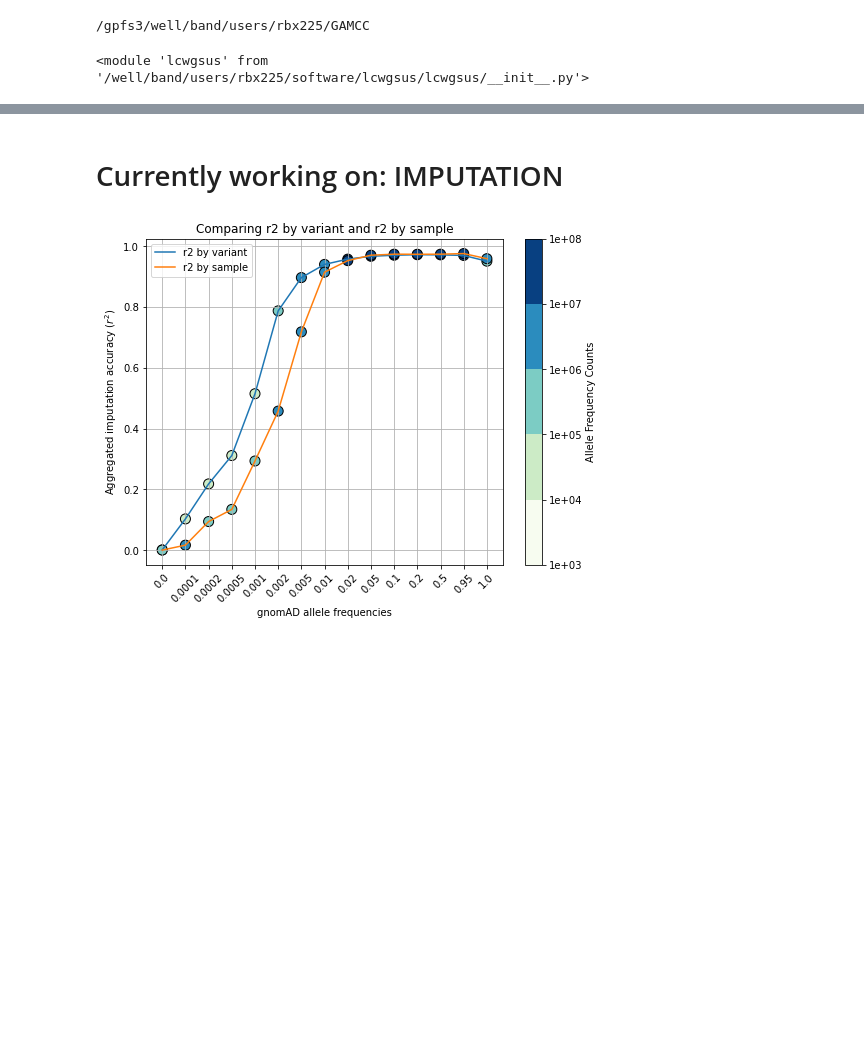
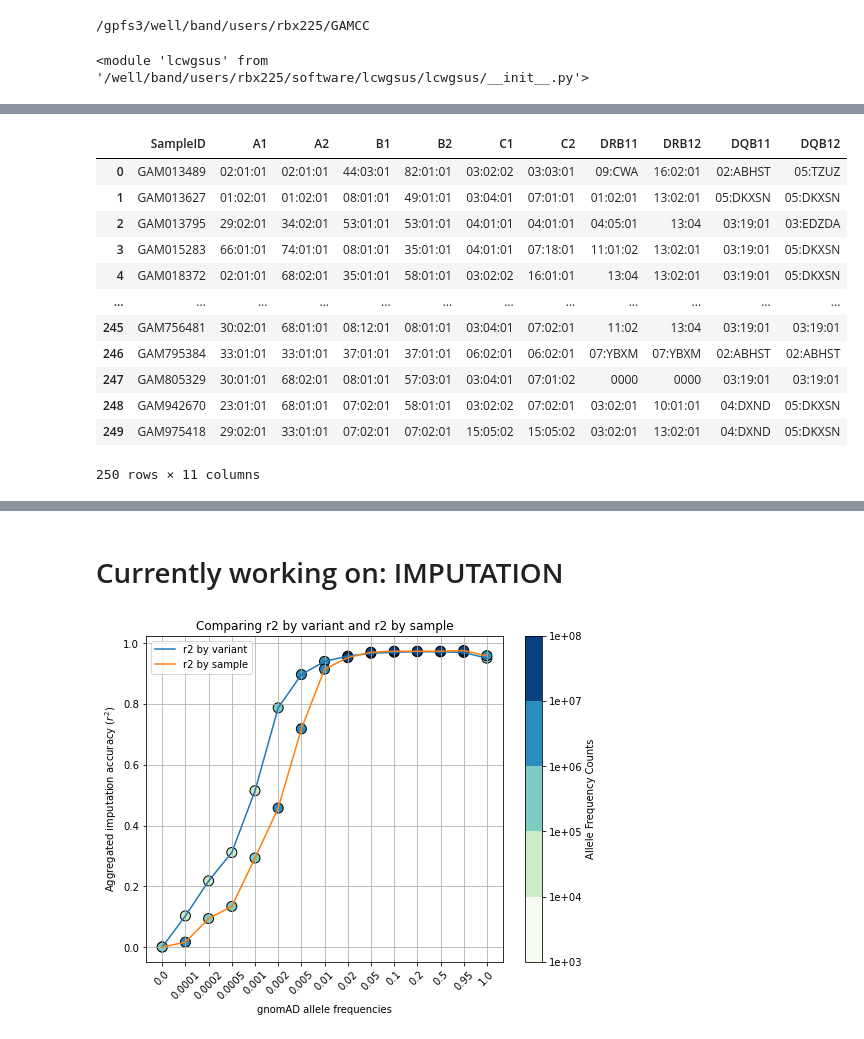
Before and after one commit to Suuuuuuuus/LCWGS_pipeline, a Jupyter notebook: scripts/lcwgs_tmp.ipynb, the cells around one changed output, grey strips where cells are left out. Saved outputs shown, nothing was run; the diff lists cells and outputs as text; code cells hidden in the pictures; blank space fills up the shorter version.

```diff
--- a/scripts/lcwgs_tmp.ipynb
+++ b/scripts/lcwgs_tmp.ipynb
@@ -45,0 +59,21 @@ importlib.reload(lcwgsus)
+# %%
+loci = ['A', 'B', 'C', 'DQB1', 'DRB1']
+
+hla = pd.read_csv('/well/band/users/rbx225/GAMCC/data/hla_direct_sequencing/HLA_direct_sequencing_all.csv')
+hla = hla[['SampleID', 'Locus', 'Included Alleles']]
+hla = hla[hla['Locus'].isin(loci)].reset_index(drop = True)
+
+hla = hla.apply(resolve_ambiguous_hla_type, axis = 1)
+
+for s in hla['SampleID'].unique():
+    tmps = hla[hla['SampleID'] == s]
+    for l in loci:
+        tmpl = tmps[tmps['Locus'] == l]
+        repeat = 2 - tmpl.shape[0]
+        if repeat == 2:
+            hla.loc[len(hla)] = [s, l, '-9']
+            hla.loc[len(hla)] = [s, l, '-9']
+        if repeat == 1:
+            hla.loc[len(hla)] = [s, l, tmpl.iloc[0,2]]
+hla = hla.sort_values(by = ['SampleID', 'Locus']).reset_index(drop = True)
+hla
@@ -45,0 +133,20 @@ importlib.reload(lcwgsus)
+# %%
+locis = [i+'1' for i in loci] + [i+'2' for i in loci]
+# %%
+hla = pd.read_csv('/well/band/users/rbx225/GAMCC/data/hla_direct_sequencing/HLA_direct_sequencing.csv',
+                  usecols = ['SampleID'] + locis)
+hla
+# %% [output]
+|  | SampleID | A1 | A2 | B1 | B2 | C1 | C2 | DRB11 | DRB12 | DQB11 | DQB12 |
+| 0 | GAM013489 | 02:01:01 | 02:01:01 | 44:03:01 | 82:01:01 | 03:02:02 | 03:03:01 | 09:CWA | 16:02:01 | 02:ABHST | 05:TZUZ |
+| 1 | GAM013627 | 01:02:01 | 01:02:01 | 08:01:01 | 49:01:01 | 03:04:01 | 07:01:01 | 01:02:01 | 13:02:01 | 05:DKXSN | 05:DKXSN |
+| 2 | GAM013795 | 29:02:01 | 34:02:01 | 53:01:01 | 53:01:01 | 04:01:01 | 04:01:01 | 04:05:01 | 13:04 | 03:19:01 | 03:EDZDA |
+| 3 | GAM015283 | 66:01:01 | 74:01:01 | 08:01:01 | 35:01:01 | 04:01:01 | 07:18:01 | 11:01:02 | 13:02:01 | 03:19:01 | 05:DKXSN |
+| 4 | GAM018372 | 02:01:01 | 68:02:01 | 35:01:01 | 58:01:01 | 03:02:02 | 16:01:01 | 13:04 | 13:02:01 | 03:19:01 | 05:DKXSN |
+| ... | ... | ... | ... | ... | ... | ... | ... | ... | ... | ... | ... |
+| 245 | GAM756481 | 30:02:01 | 68:01:01 | 08:12:01 | 08:01:01 | 03:04:01 | 07:02:01 | 11:02 | 13:04 | 03:19:01 | 03:19:01 |
+| 246 | GAM795384 | 33:01:01 | 33:01:01 | 37:01:01 | 37:01:01 | 06:02:01 | 06:02:01 | 07:YBXM | 07:YBXM | 02:ABHST | 02:ABHST |
+| 247 | GAM805329 | 30:01:01 | 68:02:01 | 08:01:01 | 57:03:01 | 03:04:01 | 07:01:02 | 0000 | 0000 | 03:19:01 | 03:19:01 |
+| 248 | GAM942670 | 23:01:01 | 68:01:01 | 07:02:01 | 58:01:01 | 03:02:02 | 07:02:01 | 03:02:01 | 10:01:01 | 04:DXND | 05:DKXSN |
+| 249 | GAM975418 | 29:02:01 | 33:01:01 | 07:02:01 | 07:02:01 | 15:05:02 | 15:05:02 | 03:02:01 | 13:02:01 | 04:DXND | 05:DKXSN |
+250 rows × 11 columns
```
Also changed, not shown: parts of 19 cells of this notebook.
